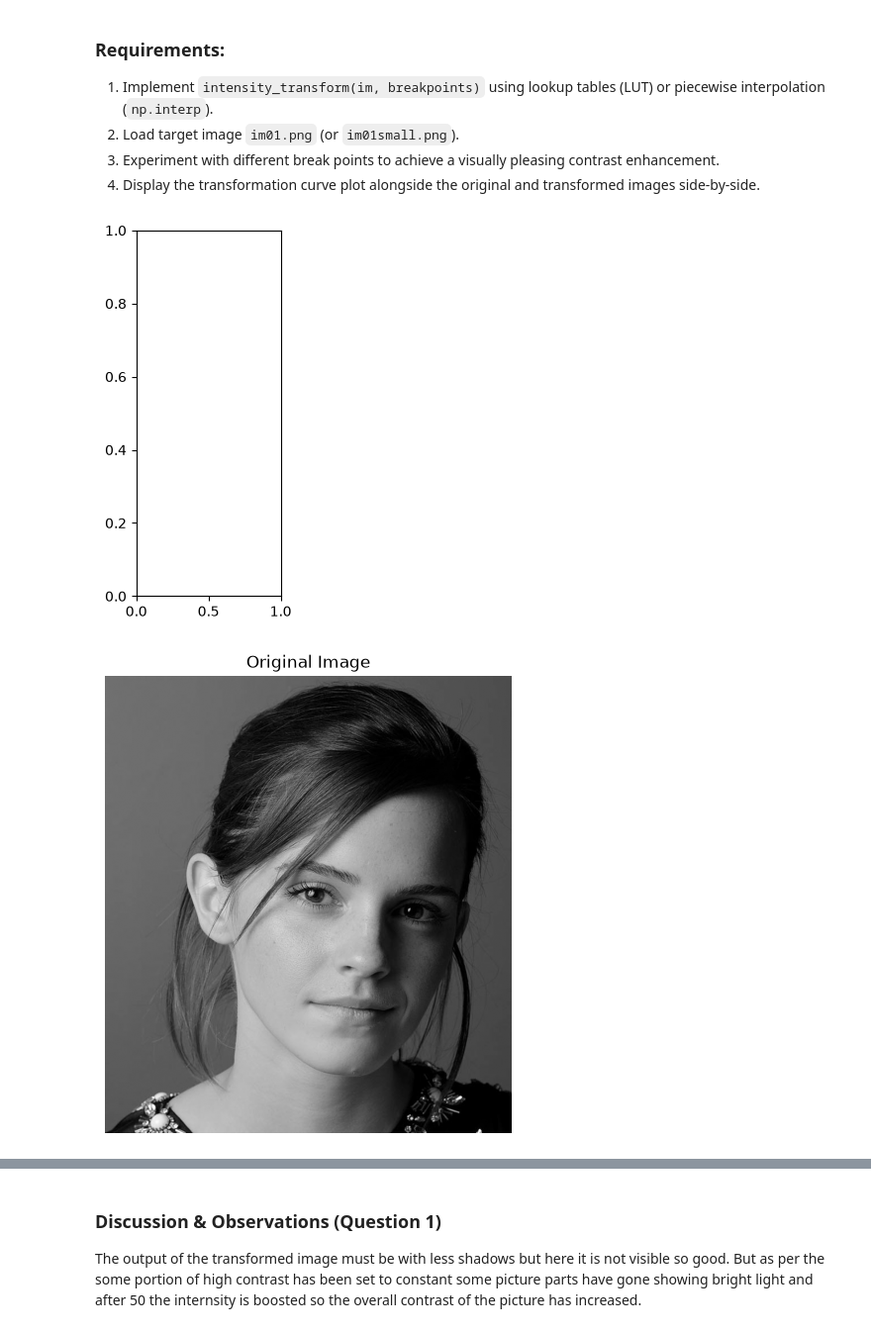
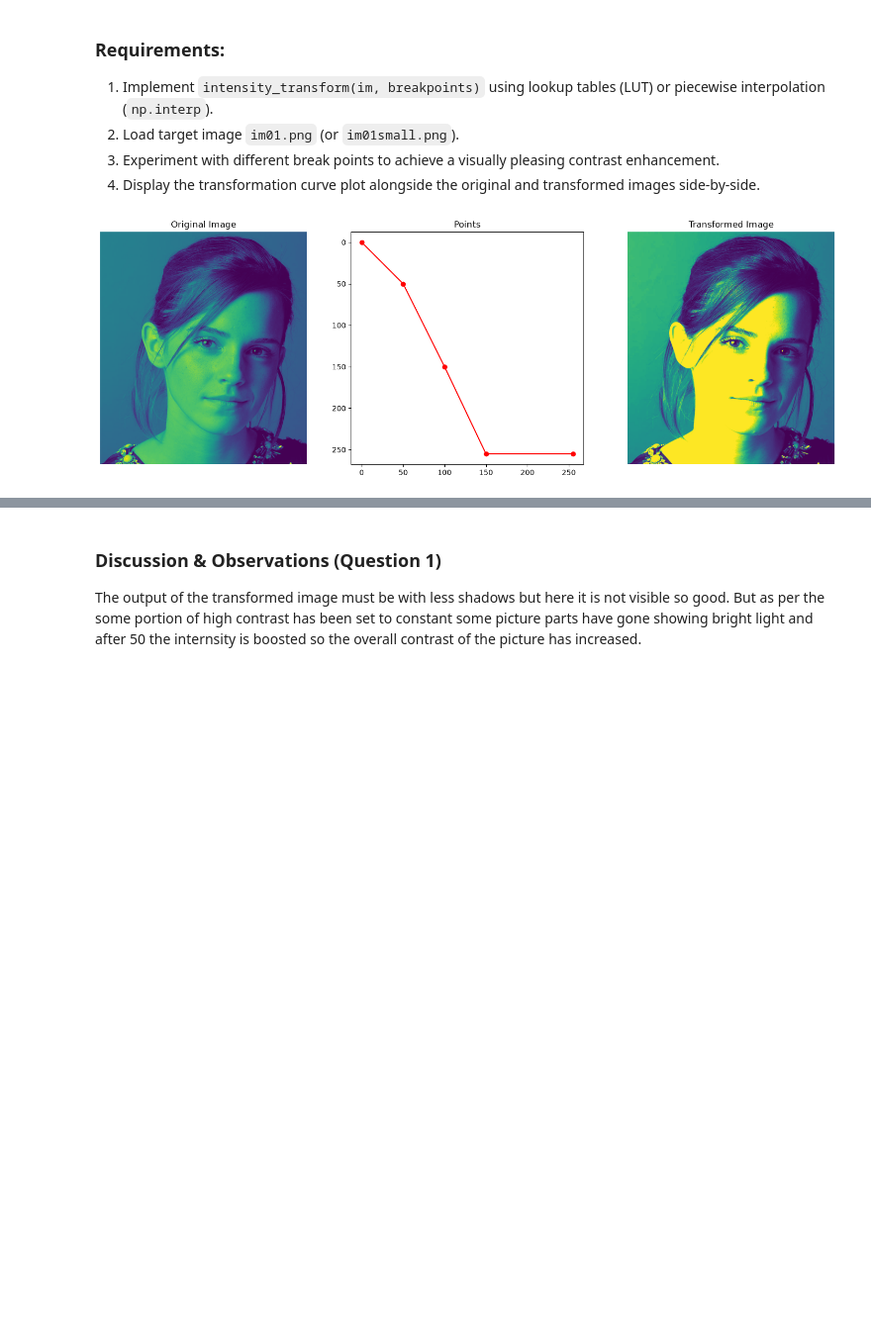
Before and after one commit to samirunuwanaka/ComputerVision, a Jupyter notebook: Assignment/EN3160_Assignment_01_Template.ipynb, the cells around one changed output, grey strips where cells are left out. Shown at 99% size. Drawn from its saved outputs; the diff is of its cells as text; code cells hidden in the pictures; blank space fills up the shorter version.

Commit message:
subplot issue resolved

```diff
--- a/Assignment/EN3160_Assignment_01_Template.ipynb
+++ b/Assignment/EN3160_Assignment_01_Template.ipynb
@@ -67,32 +66,45 @@ $$
 # %%
 def intensity_transform(im: np.ndarray, breakpoints: np.ndarray) -> np.ndarray:
     """
     Applies piecewise linear intensity transformation to an input image.
 
     Parameters:
         im (np.ndarray): Input image (grayscale or color)
         breakpoints (np.ndarray): Nx2 matrix of [input_intensity, output_intensity]
 
     Returns:
         np.ndarray: Transformed image of same shape and uint8 dtype
     """
     return np.interp(im, breakpoints[:, 0], breakpoints[:, 1]).astype(np.uint8)
 
 # --- Test & Visualization Template ---
 im1 = cv.imread(os.path.join(IMAGE_DIR, 'q1.jpeg'), cv.IMREAD_GRAYSCALE)
 pts = np.array([[0,   0],
                 [50,  50],
                 [100, 150],
                 [150, 255],
                 [255, 255]])
 im1_trans = intensity_transform(im1, pts)
 
-plt.subplot(1, 3, 1)
-show_image(im1, title='Original Image')
-plt.subplot(1, 3, 2)
-plt.plot(pts[:, 0], pts[:, 1], 'ro-')
-plt.subplot(1, 3, 3)
-show_image(im1_trans, title='Transformed Image')
+fig, ax = plt.subplots(1, 3, figsize=(15, 5))
+
+# Original
+ax[0].imshow(im1)
+ax[0].set_title('Original Image')
+ax[0].axis('off')
+
+# Points
+ax[1].plot(pts[:, 0], pts[:, 1], 'ro-')
+ax[1].set_title('Points')
+ax[1].invert_yaxis()
+ax[1].set_aspect('equal')
+
+# Transformed
+ax[2].imshow(im1_trans)
+ax[2].set_title('Transformed Image')
+ax[2].axis('off')
+
+plt.tight_layout()
+plt.show()
 # %% [output]
-[figure, old version]
+[figure, new version]
-[figure, removed]
```
Also changed, not shown: parts of 3 cells of this notebook.
